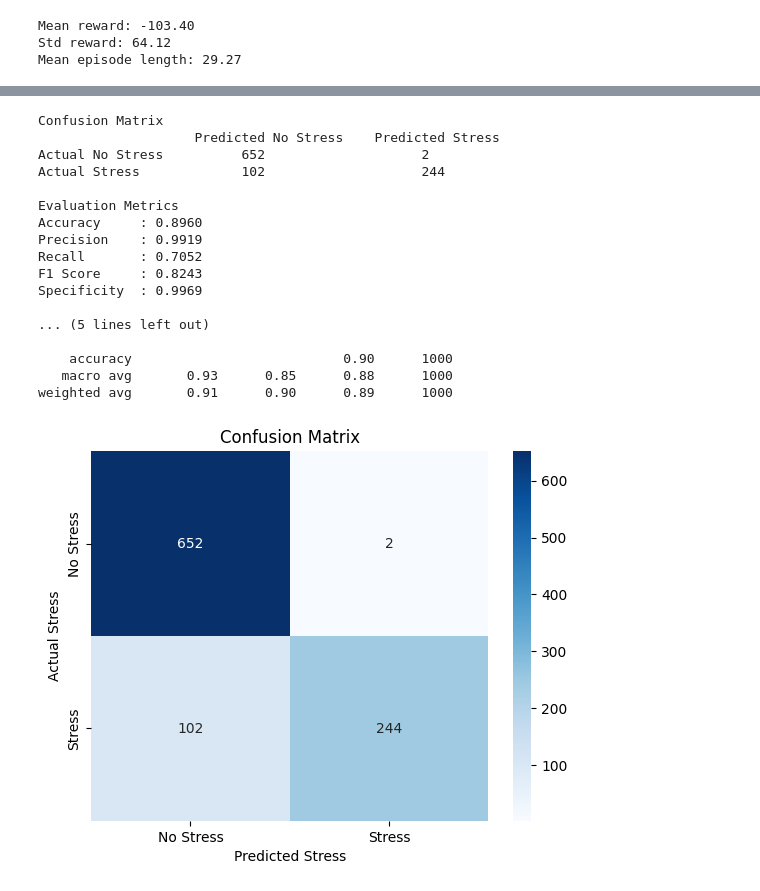
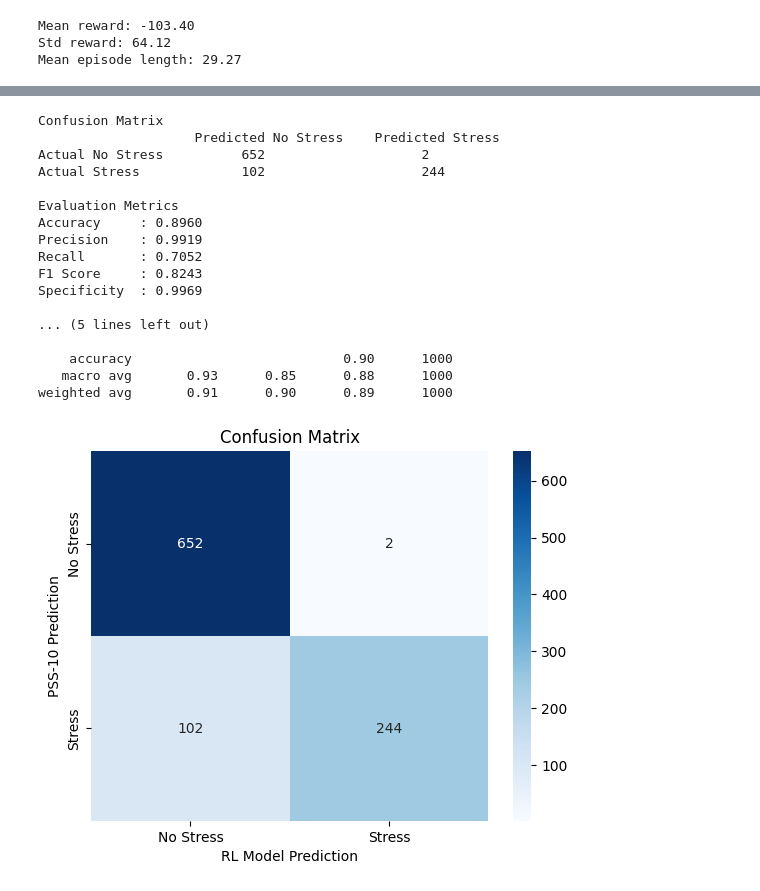
Before and after one commit to soniadessai/Mental-Health-Diagnosis-Using-Reinforcement-Learning, a Jupyter notebook: RL_Chatbot_ConfusionMatrix.ipynb, the cells around one changed output, grey strips where cells are left out. Cells and saved outputs as stored; diff of their text form; code cells hidden in the pictures.

```diff
--- a/RL_Chatbot_ConfusionMatrix.ipynb
+++ b/RL_Chatbot_ConfusionMatrix.ipynb
@@ -510,33 +510,33 @@ print(classification_report(pss_baseline, stress_pred,
                             target_names=["No Anxiety", "Anxiety"]))
 
 # Heatmap
 sns.heatmap(cm,
             annot=True,
             fmt="d",
             xticklabels=["No Stress", "Stress"],
             yticklabels=["No Stress", "Stress"],
             cmap="Blues")
 
-plt.xlabel("Predicted Stress")
-plt.ylabel("Actual Stress")
+plt.xlabel("RL Model Prediction")
+plt.ylabel("PSS-10 Prediction")
 plt.title("Confusion Matrix")
 plt.show()
 # %% [output]
 Confusion Matrix
                     Predicted No Stress    Predicted Stress
 Actual No Stress          652                    2
 Actual Stress             102                    244
 
 Evaluation Metrics
 Accuracy     : 0.8960
 Precision    : 0.9919
 Recall       : 0.7052
 F1 Score     : 0.8243
 Specificity  : 0.9969
 
 ... (5 lines left out)
 
     accuracy                           0.90      1000
    macro avg       0.93      0.85      0.88      1000
 weighted avg       0.91      0.90      0.89      1000
-[figure, old version]
+[figure, new version]
```
Also changed, not shown: parts of 2 cells of this notebook.
